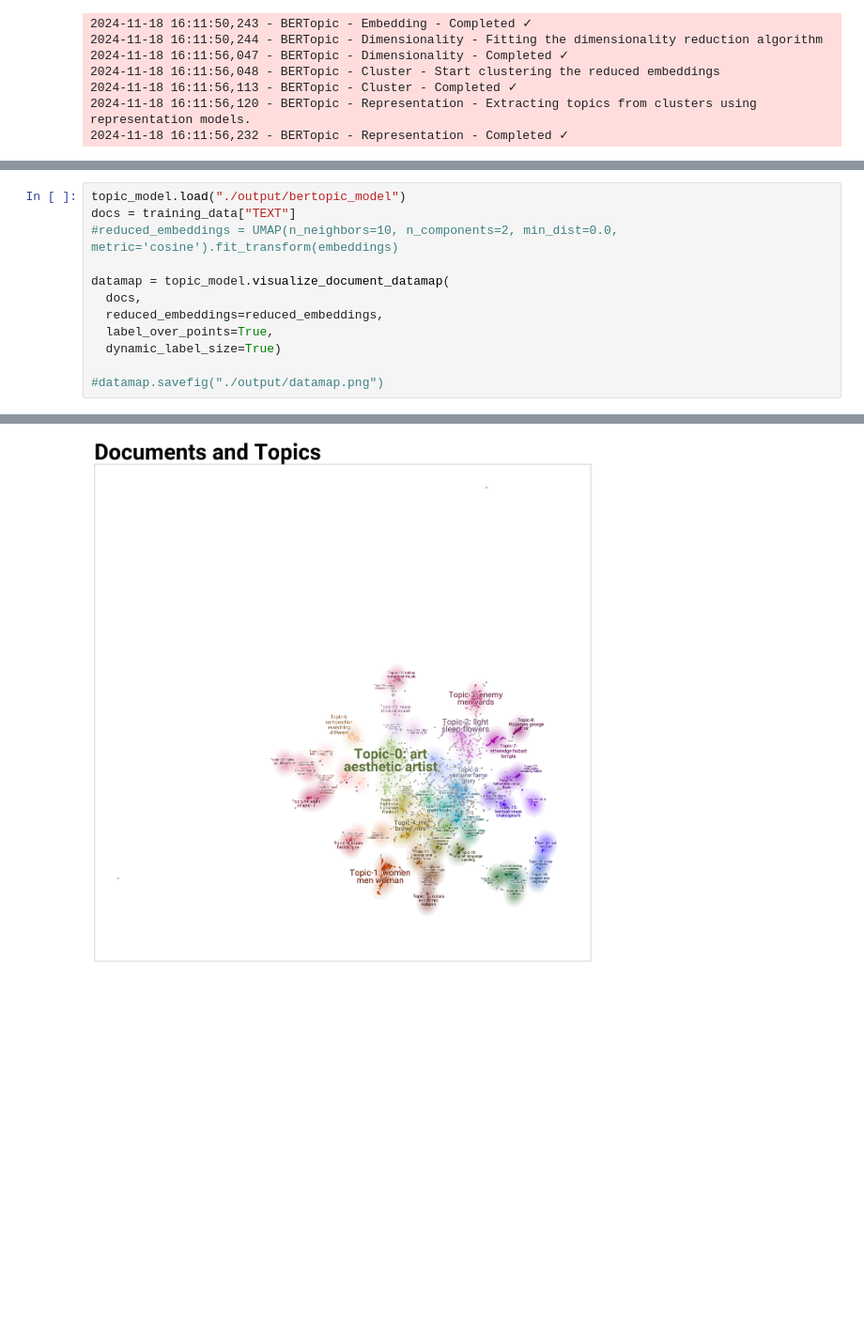
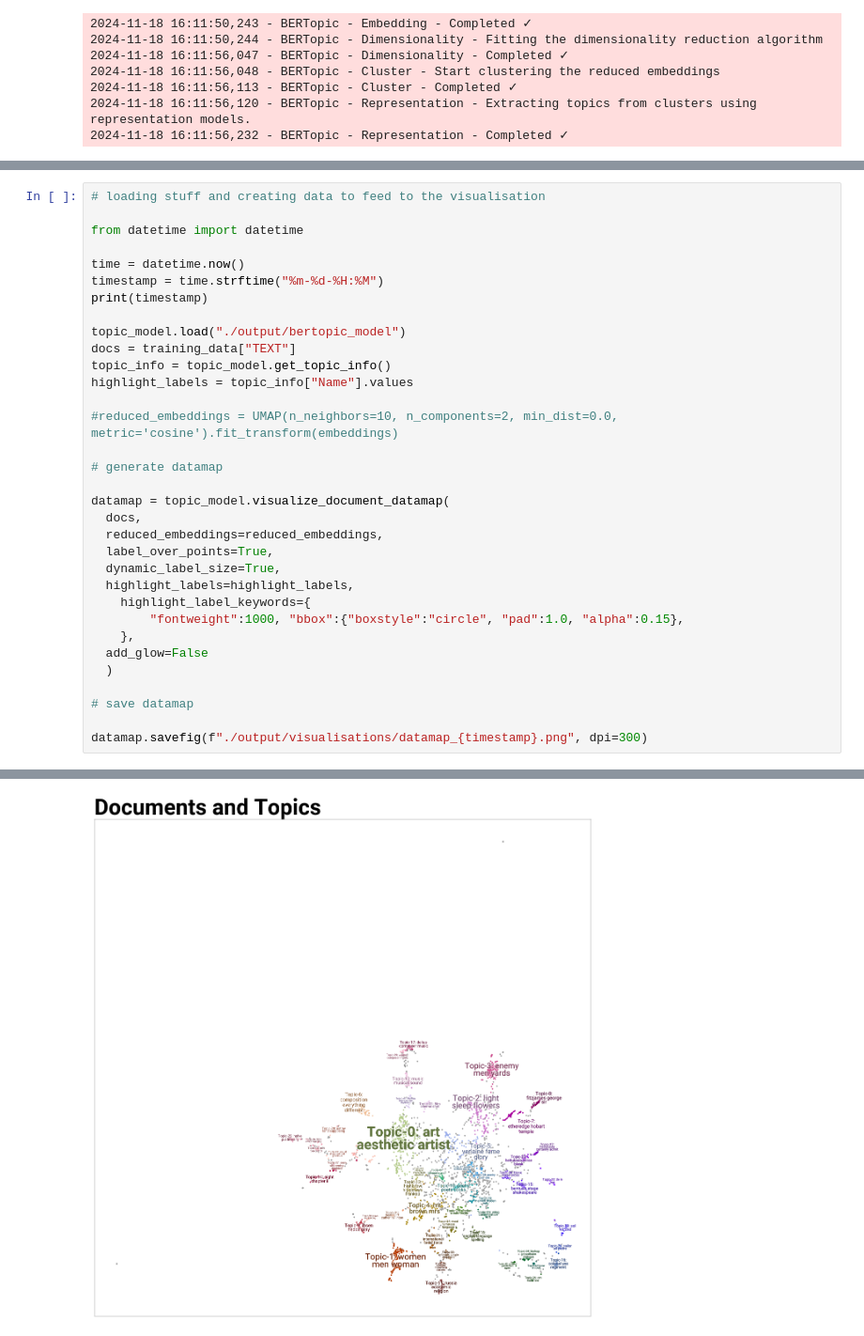
Before and after one commit to JoshuaAPhillips/hogarth-essays, a Jupyter notebook: bertopic.ipynb, the cells around one changed output, grey strips where cells are left out. Shown: that part at 94% size. Drawn from its saved outputs; the diff is of its cells as text; blank space fills up the shorter version.

Commit message:
started saving out visualisations as more reliable now

```diff
--- a/bertopic.ipynb
+++ b/bertopic.ipynb
@@ -79,13 +89,34 @@ topic_model.get_topic(similar_topics[0])
 # %%
+# loading stuff and creating data to feed to the visualisation
+
+from datetime import datetime
+
+time = datetime.now()
+timestamp = time.strftime("%m-%d-%H:%M")
+print(timestamp)
+
 topic_model.load("./output/bertopic_model")
 docs = training_data["TEXT"]
+topic_info = topic_model.get_topic_info()
+highlight_labels = topic_info["Name"].values
+
 #reduced_embeddings = UMAP(n_neighbors=10, n_components=2, min_dist=0.0, metric='cosine').fit_transform(embeddings)
+
+# generate datamap
 
 datamap = topic_model.visualize_document_datamap(
   docs,
   reduced_embeddings=reduced_embeddings,
   label_over_points=True,
-  dynamic_label_size=True)
+  dynamic_label_size=True,
+  highlight_labels=highlight_labels,
+    highlight_label_keywords={
+        "fontweight":1000, "bbox":{"boxstyle":"circle", "pad":1.0, "alpha":0.15},
+    },
+  add_glow=False
+  )
 
-#datamap.savefig("./output/datamap.png")
+# save datamap
+
+datamap.savefig(f"./output/visualisations/datamap_{timestamp}.png", dpi=300)
 # %% [output]
@@ -99,2 +124,2 @@ datamap = topic_model.visualize_document_datamap(
 Resetting positions to accord with alignment
-[figure, old version]
+[figure, new version]
```
Also changed, not shown: parts of 2 cells of this notebook, 1 other file.
